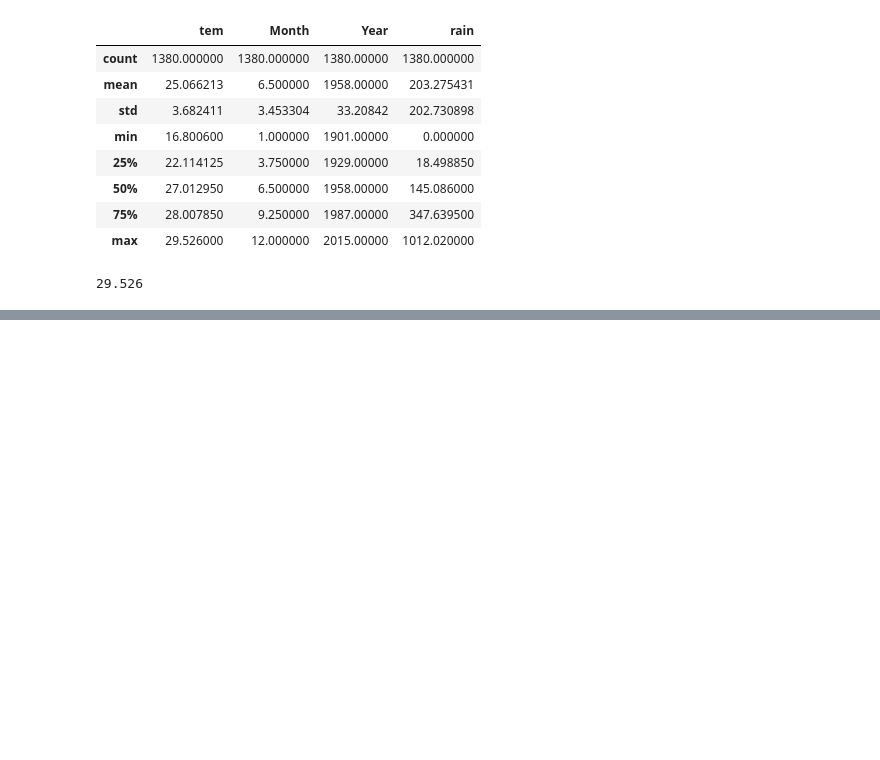
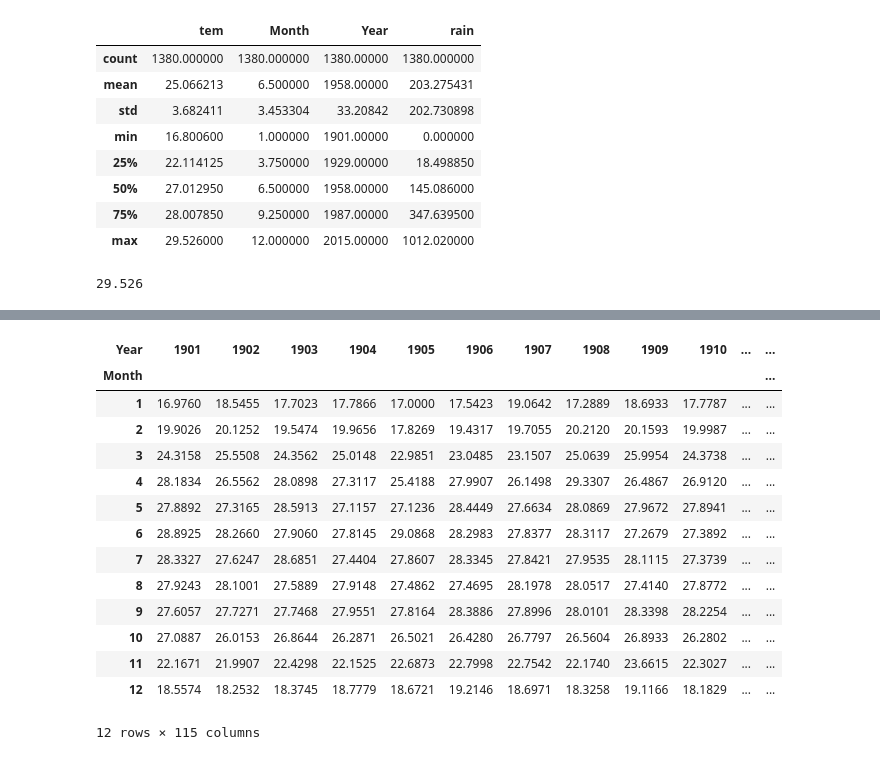
Before and after one commit to AshikurIST/Bangladesh-Weather-1901---2023-, a Jupyter notebook: Bangladesh Weather (1901 - 2023).ipynb, the cells around one changed output, grey strips where cells are left out. Drawn from its saved outputs; the diff is of its cells as text; code cells hidden in the pictures; blank space fills up the shorter version.

```diff
--- a/Bangladesh Weather (1901 - 2023).ipynb
+++ b/Bangladesh Weather (1901 - 2023).ipynb
@@ -56,0 +77,19 @@ df['tem'].max()
+# %%
+fp=df.pivot_table(index='Month',columns='Year',values='tem')
+fp.head(12)
+# %% [output]
+| Year | 1901 | 1902 | 1903 | 1904 | 1905 | 1906 | 1907 | 1908 | 1909 | 1910 | ... | ... |
+| Month |  |  |  |  |  |  |  |  |  |  |  | ... |
+| 1 | 16.9760 | 18.5455 | 17.7023 | 17.7866 | 17.0000 | 17.5423 | 19.0642 | 17.2889 | 18.6933 | 17.7787 | ... | ... |
+| 2 | 19.9026 | 20.1252 | 19.5474 | 19.9656 | 17.8269 | 19.4317 | 19.7055 | 20.2120 | 20.1593 | 19.9987 | ... | ... |
+| 3 | 24.3158 | 25.5508 | 24.3562 | 25.0148 | 22.9851 | 23.0485 | 23.1507 | 25.0639 | 25.9954 | 24.3738 | ... | ... |
+| 4 | 28.1834 | 26.5562 | 28.0898 | 27.3117 | 25.4188 | 27.9907 | 26.1498 | 29.3307 | 26.4867 | 26.9120 | ... | ... |
+| 5 | 27.8892 | 27.3165 | 28.5913 | 27.1157 | 27.1236 | 28.4449 | 27.6634 | 28.0869 | 27.9672 | 27.8941 | ... | ... |
+| 6 | 28.8925 | 28.2660 | 27.9060 | 27.8145 | 29.0868 | 28.2983 | 27.8377 | 28.3117 | 27.2679 | 27.3892 | ... | ... |
+| 7 | 28.3327 | 27.6247 | 28.6851 | 27.4404 | 27.8607 | 28.3345 | 27.8421 | 27.9535 | 28.1115 | 27.3739 | ... | ... |
+| 8 | 27.9243 | 28.1001 | 27.5889 | 27.9148 | 27.4862 | 27.4695 | 28.1978 | 28.0517 | 27.4140 | 27.8772 | ... | ... |
+| 9 | 27.6057 | 27.7271 | 27.7468 | 27.9551 | 27.8164 | 28.3886 | 27.8996 | 28.0101 | 28.3398 | 28.2254 | ... | ... |
+| 10 | 27.0887 | 26.0153 | 26.8644 | 26.2871 | 26.5021 | 26.4280 | 26.7797 | 26.5604 | 26.8933 | 26.2802 | ... | ... |
+| 11 | 22.1671 | 21.9907 | 22.4298 | 22.1525 | 22.6873 | 22.7998 | 22.7542 | 22.1740 | 23.6615 | 22.3027 | ... | ... |
+| 12 | 18.5574 | 18.2532 | 18.3745 | 18.7779 | 18.6721 | 19.2146 | 18.6971 | 18.3258 | 19.1166 | 18.1829 | ... | ... |
+12 rows × 115 columns
```
Also changed, not shown: parts of 9 cells of this notebook.
